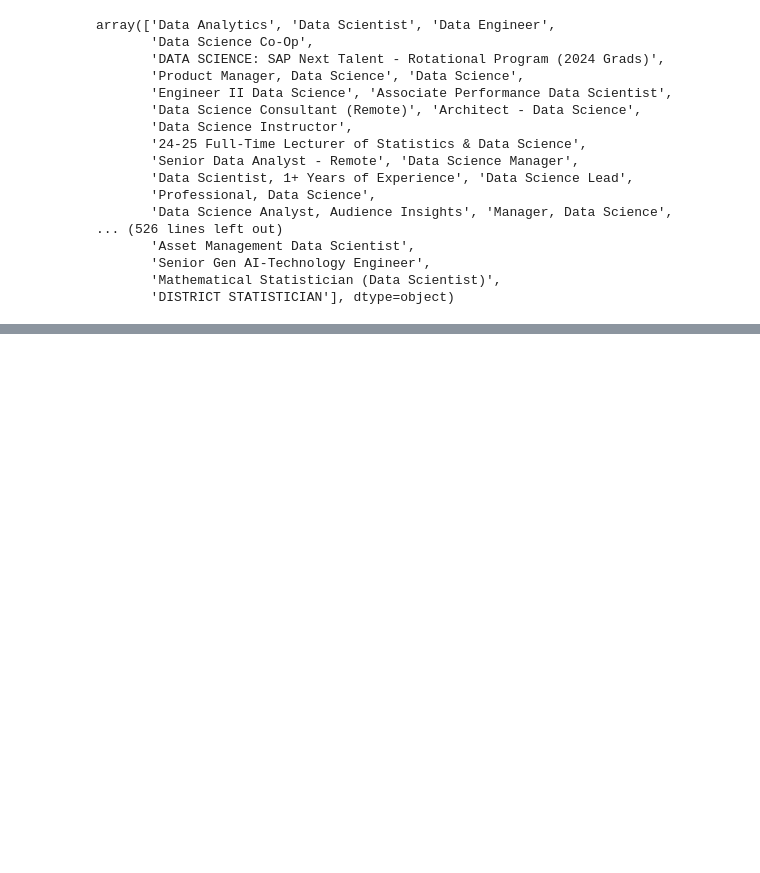
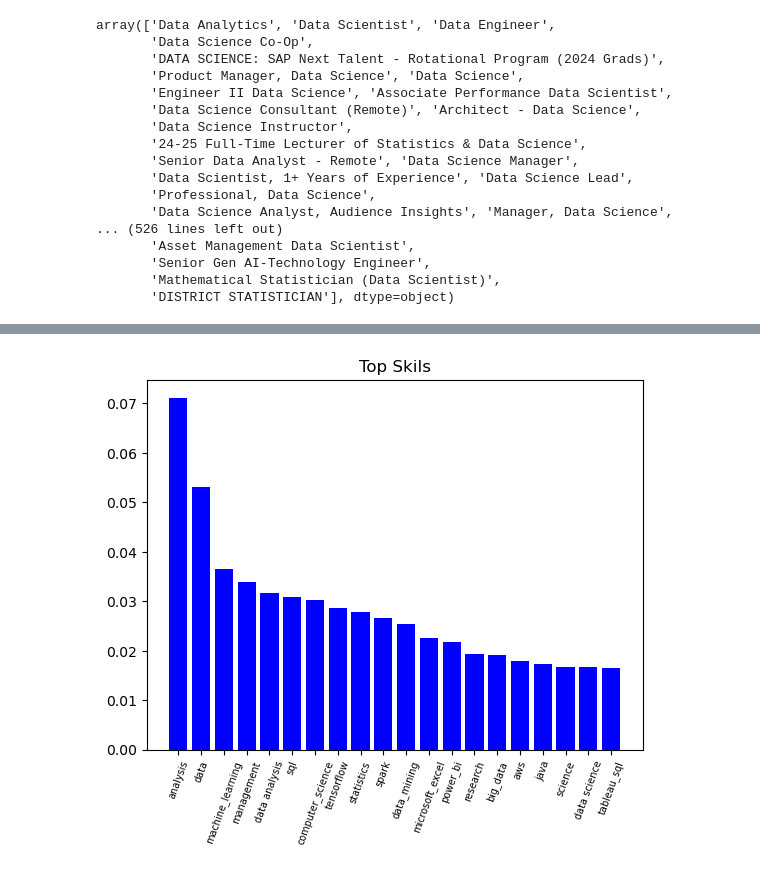
Before and after one commit to Abdul-Moiz-Shehzad/Data-Science-Market-Insights, a Jupyter notebook: processing.ipynb, the cells around one changed output, grey strips where cells are left out. Cells and saved outputs as stored; diff of their text form; code cells hidden in the pictures; blank space fills up the shorter version.

Commit message:
Update processing.ipynb
Preprocessing done till skills..

```diff
--- a/processing.ipynb
+++ b/processing.ipynb
@@ -200,0 +378,21 @@ array(['Data Analytics', 'Data Scientist', 'Data Engineer',
+# %%
+from gensim.models import Phrases
+from gensim.models.phrases import Phraser
+tokenized_skills = [skill.lower().split() for skill in skills]
+phrases = Phrases(tokenized_skills, min_count=5, threshold=5) # min_count is kitni dafa word appear ho ikathe ke wo aik phrase consider ho
+bigram = Phraser(phrases) #threshold apke precision/accuracy ko determine karta ke kitni ho agar threshold high to jo confirm ikathe hain wahi aay ge with fewer reliable phrases else more but loosely connected phrases
+processed_skills = [' '.join(bigram[skill]) for skill in tokenized_skills]
+# %%
+from sklearn.feature_extraction.text import TfidfVectorizer
+import numpy as np
+tfidf=TfidfVectorizer(ngram_range=(1, 2))
+result=tfidf.fit_transform(processed_skills)
+# %%
+averageTfidfScores = np.mean(result.toarray(), axis=0) # take average of all rows for skills in tfidf matrix
+featureArray = np.array(tfidf.get_feature_names_out())
+tfidfSorting = np.argsort(averageTfidfScores)[::-1]
+n = 10
+topSkills = featureArray[tfidfSorting][:n]
+topScores = averageTfidfScores[tfidfSorting][:n]
+for skill, score in zip(topSkills, topScores):
+    print(f"{skill}: {score:.4f}")
@@ -200,0 +413,8 @@ array(['Data Analytics', 'Data Scientist', 'Data Engineer',
+# %%
+import matplotlib.pyplot as plt
+plt.bar(featureArray[tfidfSorting][:20],averageTfidfScores[tfidfSorting][:20],color='blue')
+plt.xticks(rotation=70,size=7)
+plt.title("Top Skils")
+plt.show()
+# %% [output]
+[figure, added]
```
Also changed, not shown: parts of 16 cells of this notebook.
